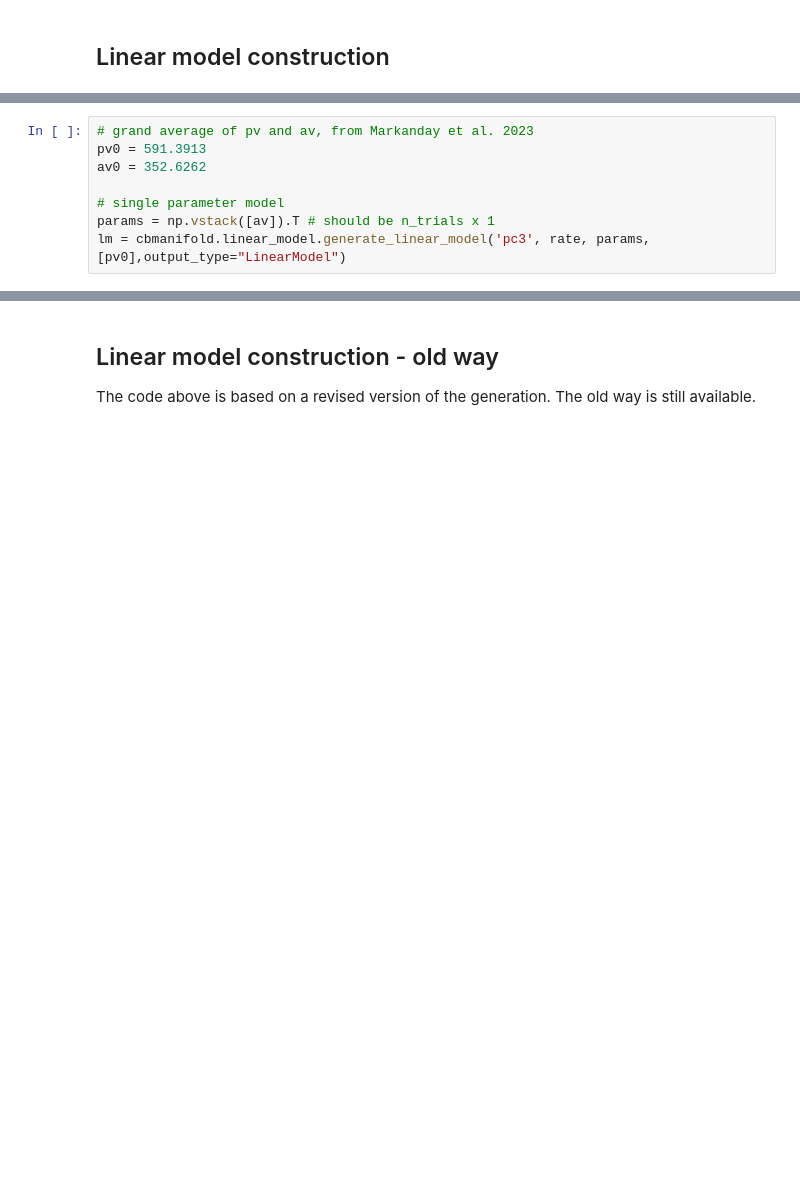
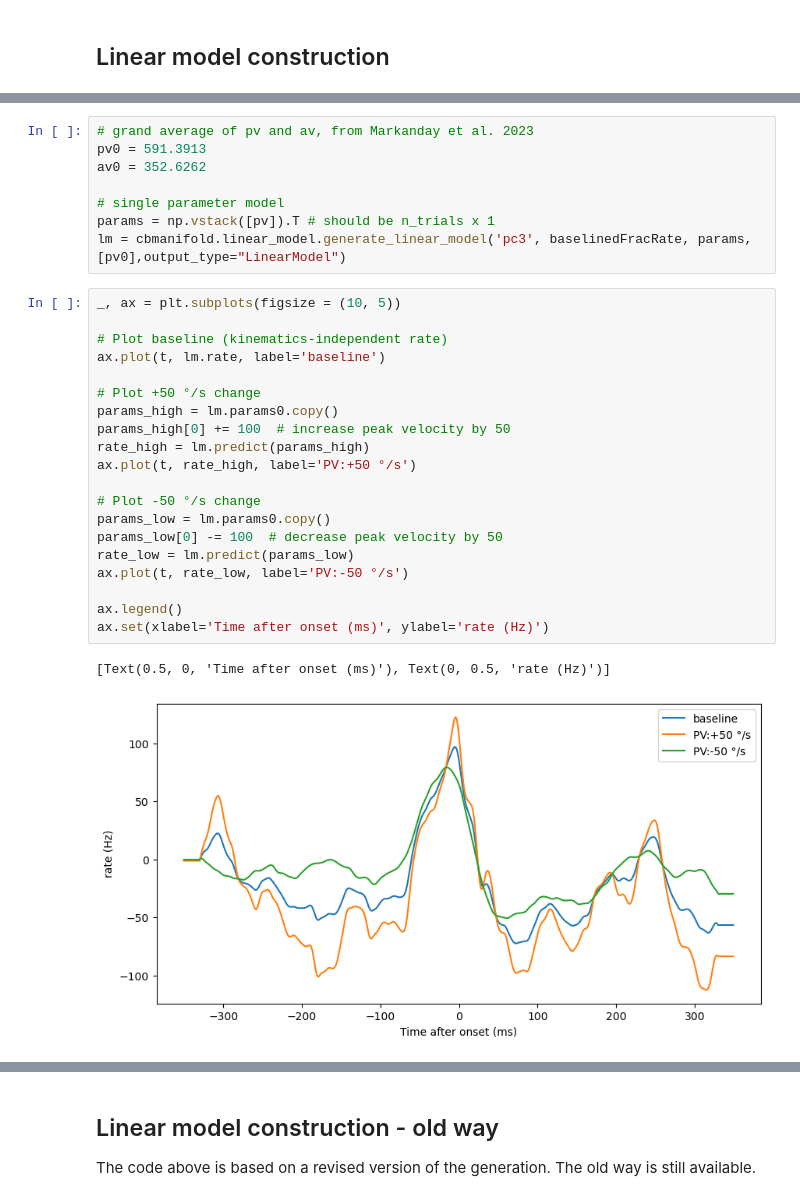
Before and after one commit to julianasdd/cbmanifold, a Jupyter notebook: notebooks/Manifold_analysis_exampleTest.ipynb, the cells around one changed output, grey strips where cells are left out. Cells and saved outputs as stored; diff of their text form; blank space fills up the shorter version.

```diff
--- a/notebooks/Manifold_analysis_exampleTest.ipynb
+++ b/notebooks/Manifold_analysis_exampleTest.ipynb
@@ -157,5 +218,28 @@ pv0 = 591.3913
 av0 = 352.6262
 
 # single parameter model
-params = np.vstack([av]).T # should be n_trials x 1
-lm = cbmanifold.linear_model.generate_linear_model('pc3', rate, params, [pv0],output_type="LinearModel")
+params = np.vstack([pv]).T # should be n_trials x 1
+lm = cbmanifold.linear_model.generate_linear_model('pc3', baselinedFracRate, params, [pv0],output_type="LinearModel")
+# %%
+_, ax = plt.subplots(figsize = (10, 5))
+
+# Plot baseline (kinematics-independent rate)
+ax.plot(t, lm.rate, label='baseline')
+
+# Plot +50 °/s change
+params_high = lm.params0.copy()
+params_high[0] += 100  # increase peak velocity by 50
+rate_high = lm.predict(params_high)
+ax.plot(t, rate_high, label='PV:+50 °/s')
+
+# Plot -50 °/s change
+params_low = lm.params0.copy()
+params_low[0] -= 100  # decrease peak velocity by 50
+rate_low = lm.predict(params_low)
+ax.plot(t, rate_low, label='PV:-50 °/s')
+
+ax.legend()
+ax.set(xlabel='Time after onset (ms)', ylabel='rate (Hz)')
+# %% [output]
+[Text(0.5, 0, 'Time after onset (ms)'), Text(0, 0.5, 'rate (Hz)')]
+[figure, added]
```
Also changed, not shown: parts of 11 cells of this notebook, 18 other files.
